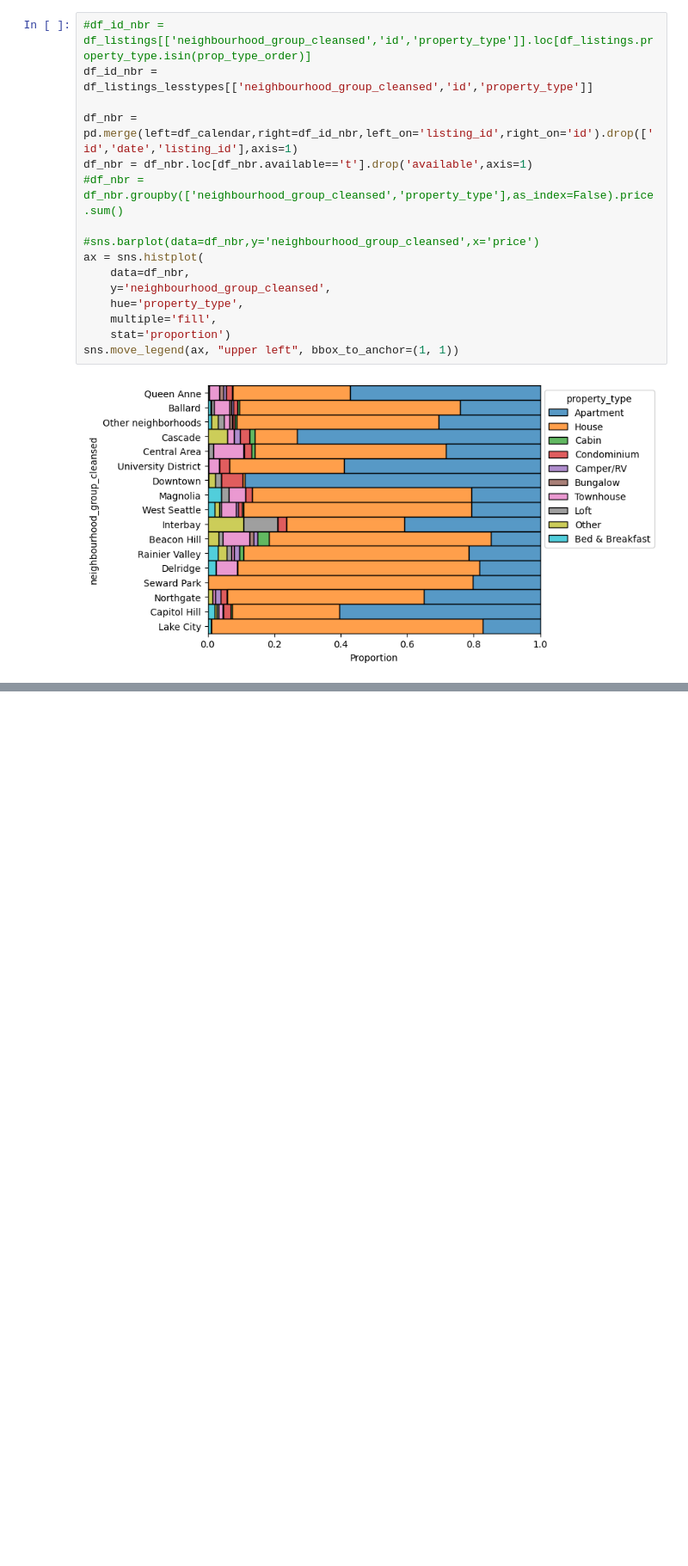
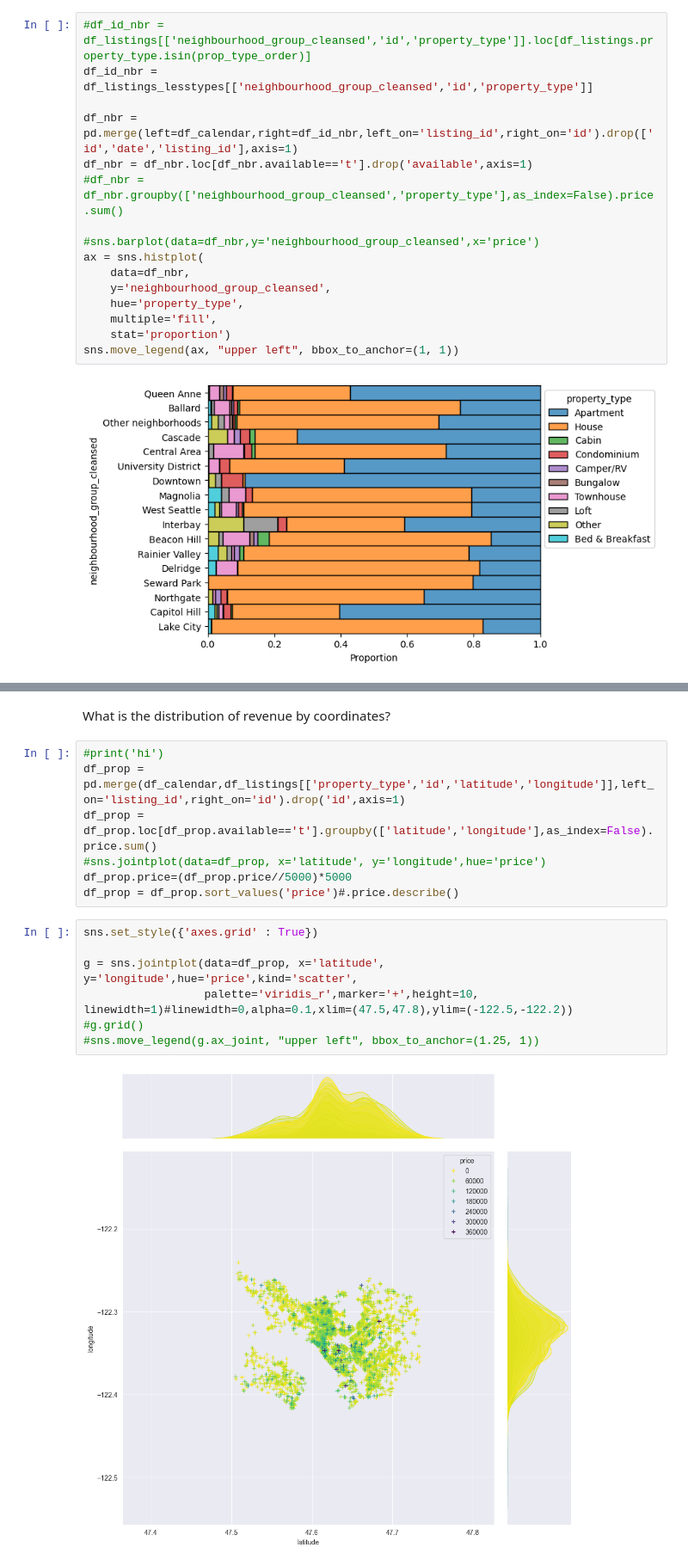
Before and after one commit to AayushSo/AirBnB-prelim-analysis, a Jupyter notebook: medium_airbnb.ipynb, the cells around one changed output, grey strips where cells are left out. Shown at 86% size. Cells and saved outputs as stored; diff of their text form; blank space fills up the shorter version.

```diff
--- a/medium_airbnb.ipynb
+++ b/medium_airbnb.ipynb
@@ -553,0 +563,18 @@ sns.histplot(
+# %% [markdown]
+What is the distribution of revenue by coordinates?
+# %%
+#print('hi')
+df_prop = pd.merge(df_calendar,df_listings[['property_type','id','latitude','longitude']],left_on='listing_id',right_on='id').drop('id',axis=1)
+df_prop = df_prop.loc[df_prop.available=='t'].groupby(['latitude','longitude'],as_index=False).price.sum()
+#sns.jointplot(data=df_prop, x='latitude', y='longitude',hue='price')
+df_prop.price=(df_prop.price//5000)*5000
+df_prop = df_prop.sort_values('price')#.price.describe()
+# %%
+sns.set_style({'axes.grid' : True})
+
+g = sns.jointplot(data=df_prop, x='latitude', y='longitude',hue='price',kind='scatter',
+                  palette='viridis_r',marker='+',height=10, linewidth=1)#linewidth=0,alpha=0.1,xlim=(47.5,47.8),ylim=(-122.5,-122.2))
+#g.grid()
+#sns.move_legend(g.ax_joint, "upper left", bbox_to_anchor=(1.25, 1))
+# %% [output]
+[figure, added]
```
Also changed, not shown: parts of 26 cells of this notebook, 1 other file.
